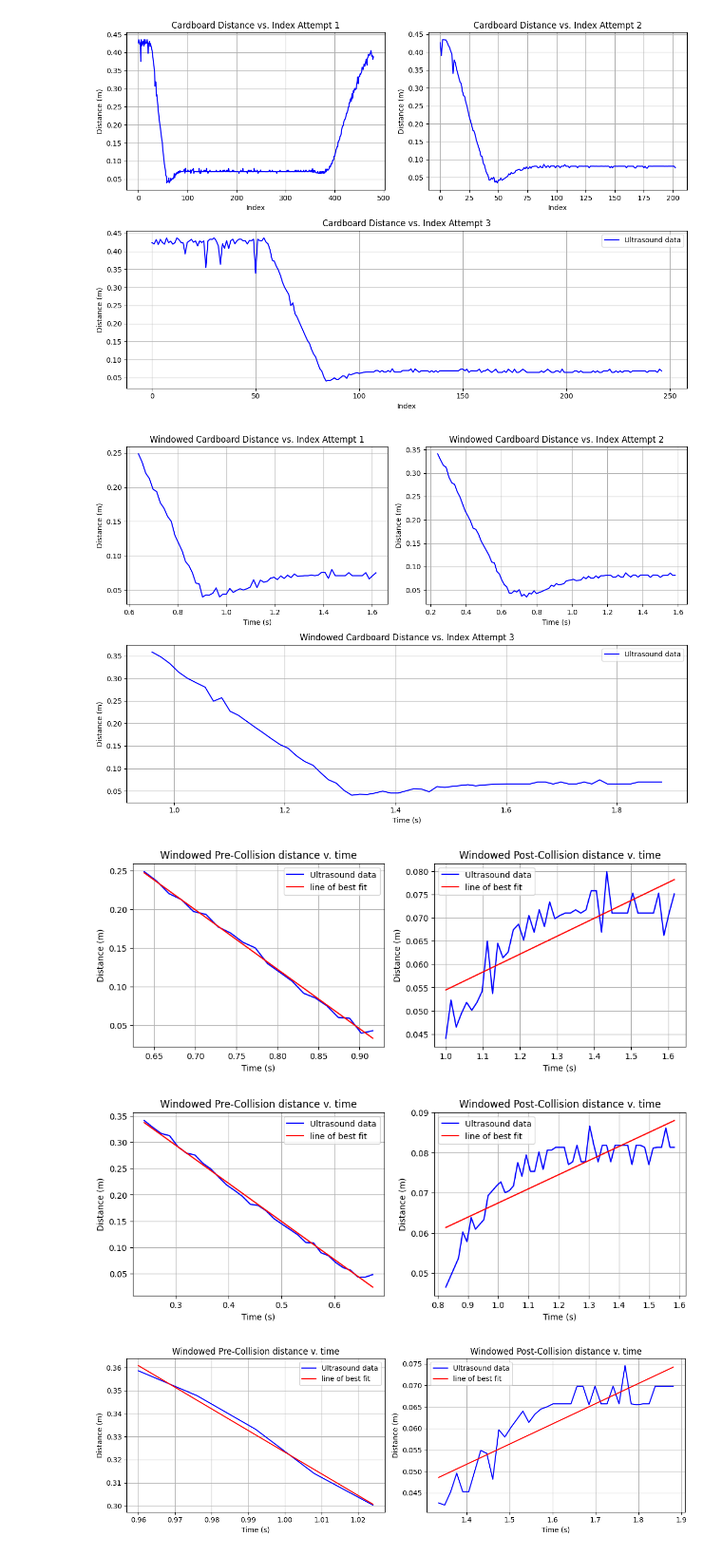
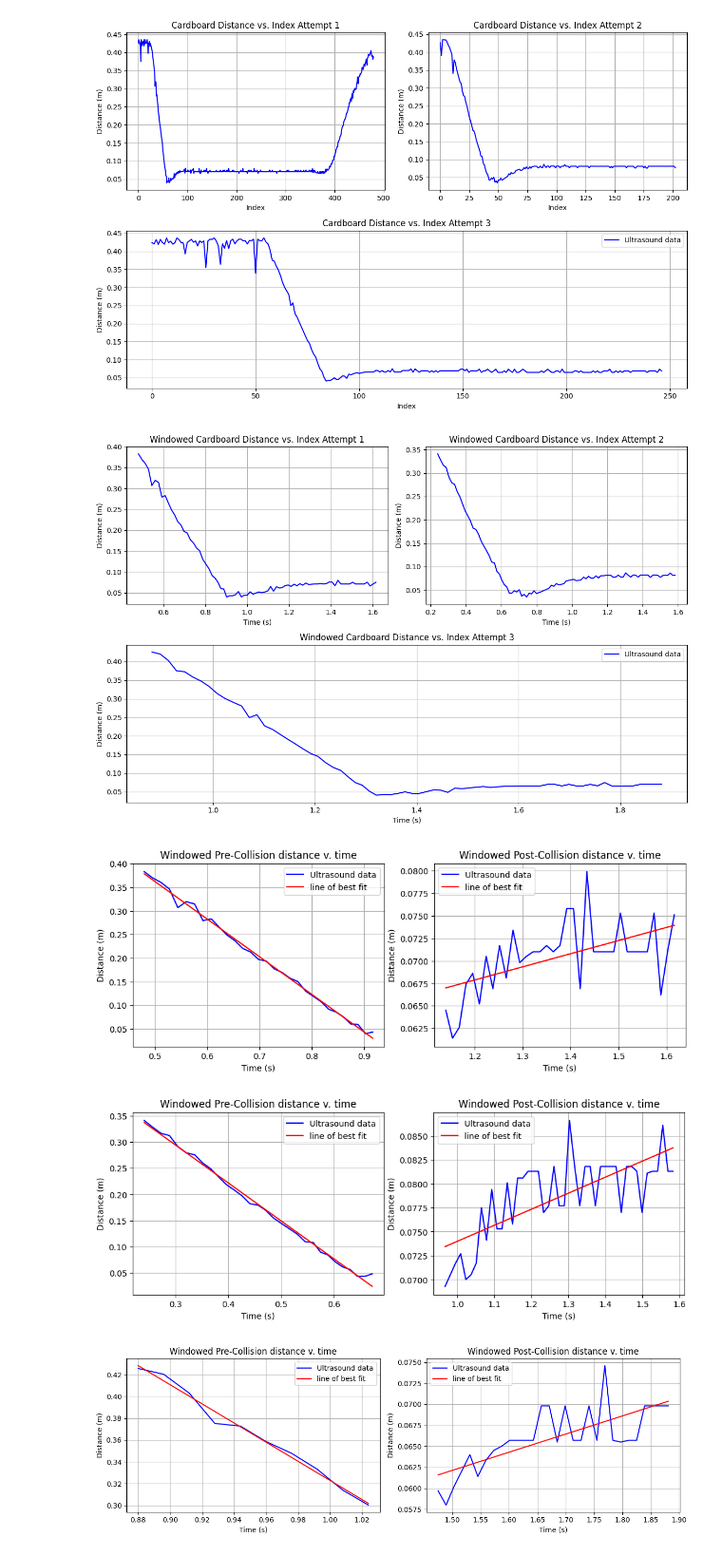
Before and after one commit to larasmara/4alfinalproject, a Jupyter notebook: ultrasound_plotter_cardboard.ipynb, the cells around one changed output. Shown at 95% size. Cells and saved outputs as stored; diff of their text form; code cells hidden in the pictures.

Commit message:
minor index changes

```diff
--- a/ultrasound_plotter_cardboard.ipynb
+++ b/ultrasound_plotter_cardboard.ipynb
@@ -98,7 +98,7 @@ def output_to_accel_x(coeff_x, output):
 
 # rel_accel = output_to_accel_x(coeff_x, accel_x_output) + 9.8
 # %%
-start_index_cardboard = [40, 15, 60]
+start_index_cardboard = [30, 15, 55]
 stop_index_cardboard = [110, 110, 125]
 time_windows_cardboard = []
 dist_windows_cardboard = []
@@ -140,10 +140,10 @@ plt.legend()
 plt.tight_layout()
 plt.show()
 # %% [output]
-[figure, old version]
+[figure, new version]
 # %%
 collision_index_start_cardboard = [60, 45, 65]
-collision_index_stop_cardboard = [65, 55, 85]
+collision_index_stop_cardboard = [75, 65, 95]
 
 time_window_pre_collision = []
 dist_window_pre_collision = []
@@ -171,36 +171,36 @@ for i in range(3):
     y_fit_pre = coeff_linear_pre[0]*time_window_pre_collision[i] + coeff_linear_pre[1]
     coeff_linear_pre_collision.append(coeff_linear_pre)
     y_fit_pre_collision.append(y_fit_pre)
 
     coeff_linear_post = np.polyfit(time_window_post_collision[i], dist_window_post_collision[i], 1)
     y_fit_post = coeff_linear_post[0]*time_window_post_collision[i] + coeff_linear_post[1]
     coeff_linear_post_collision.append(coeff_linear_post)
     y_fit_post_collision.append(y_fit_post)
 
     plots = ['one', 'two']
     fig, axes = plt.subplot_mosaic([['one', 'two']], figsize=(12, 4))
     axes[plots[0]].plot(time_window_pre_collision[i], dist_window_pre_collision[i], label="Ultrasound data", color="b")
     axes[plots[0]].plot(time_window_pre_collision[i], y_fit_pre, color="r", label="line of best fit")
     axes[plots[0]].set_title("Windowed Pre-Collision distance v. time")
     axes[plots[0]].set_xlabel("Time (s)")
     axes[plots[0]].set_ylabel("Distance (m)")
     axes[plots[0]].grid()
     axes[plots[0]].legend()
 
     axes[plots[1]].plot(time_window_post_collision[i], dist_window_post_collision[i], label="Ultrasound data", color="b")
     axes[plots[1]].plot(time_window_post_collision[i], y_fit_post, color="r", label="line of best fit")
     axes[plots[1]].set_title("Windowed Post-Collision distance v. time")
     axes[plots[1]].set_xlabel("Time (s)")
     axes[plots[1]].set_ylabel("Distance (m)")
     axes[plots[1]].grid()
     axes[plots[1]].legend()
 
 plt.tight_layout()
 plt.show()
 # %% [output]
-[figure, old version]
+[figure, new version]
-[figure, old version]
+[figure, new version]
-[figure, old version]
+[figure, new version]
 # %%
 ## cardboard -- ACCELERATION ##
 plots = ['one', 'two', 'three']
```
Also changed, not shown: parts of 2 cells of this notebook, 1 other file.
